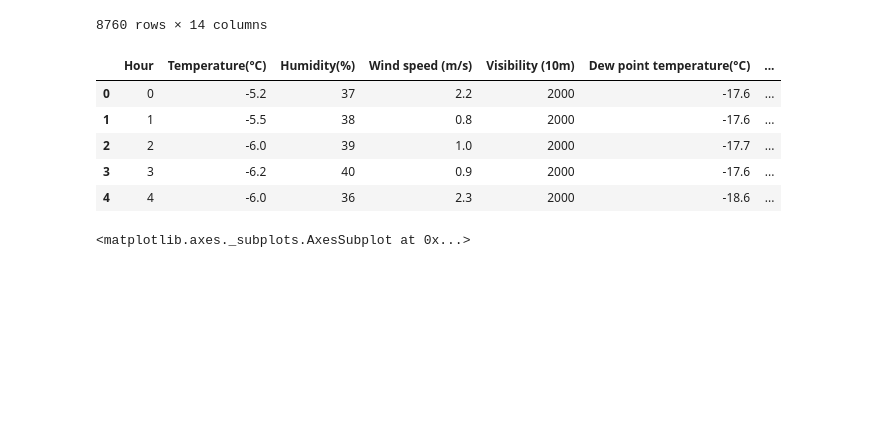
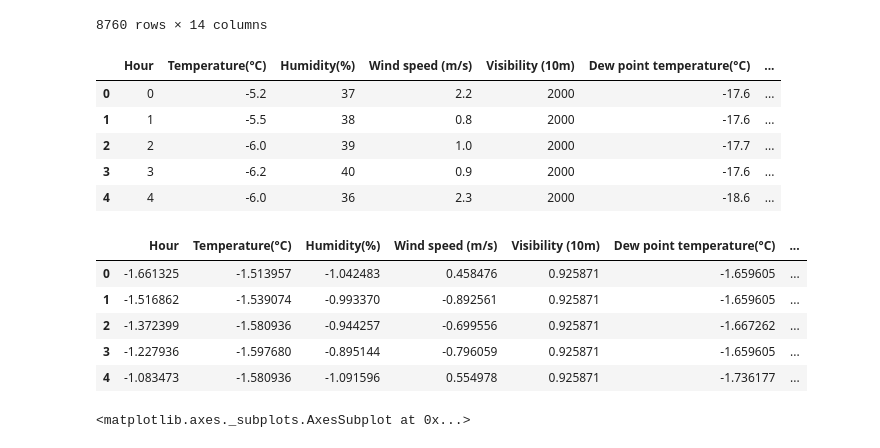
Before and after one commit to ShreedarshM/Bike-Sharing-Demand, a Jupyter notebook: Bike_Sharing_Demand_Prediction_Capstone_Project.ipynb, the cells around one changed output. Saved outputs shown, nothing was run; the diff lists cells and outputs as text; code cells hidden in the pictures; blank space fills up the shorter version.

```diff
--- a/Bike_Sharing_Demand_Prediction_Capstone_Project.ipynb
+++ b/Bike_Sharing_Demand_Prediction_Capstone_Project.ipynb
@@ -349,6 +349,24 @@ newdf.head()
 | 2 | 2 | -6.0 | 39 | 1.0 | 2000 | -17.7 | ... |
 | 3 | 3 | -6.2 | 40 | 0.9 | 2000 | -17.6 | ... |
 | 4 | 4 | -6.0 | 36 | 2.3 | 2000 | -18.6 | ... |
+# %%
+#Scaling data
+from sklearn.preprocessing import StandardScaler
+scaler = StandardScaler()
+df1=newdf.drop(['Rented Bike Count','Date'], axis=1)
+df=scaler.fit_transform(df1)
+# %%
+df=pd.DataFrame(df,columns=list(df1.columns))
+df['Date']=dataset['Date']
+df['Rented Bike Count'] = dataset['Rented Bike Count']
+df.head()
+# %% [output]
+|  | Hour | Temperature(°C) | Humidity(%) | Wind speed (m/s) | Visibility (10m) | Dew point temperature(°C) | ... |
+| 0 | -1.661325 | -1.513957 | -1.042483 | 0.458476 | 0.925871 | -1.659605 | ... |
+| 1 | -1.516862 | -1.539074 | -0.993370 | -0.892561 | 0.925871 | -1.659605 | ... |
+| 2 | -1.372399 | -1.580936 | -0.944257 | -0.699556 | 0.925871 | -1.667262 | ... |
+| 3 | -1.227936 | -1.597680 | -0.895144 | -0.796059 | 0.925871 | -1.659605 | ... |
+| 4 | -1.083473 | -1.580936 | -1.091596 | 0.554978 | 0.925871 | -1.736177 | ... |
 # %%
 plt.figure(figsize=(15,10))
 correlation= dataset.corr()
```
Also changed, not shown: parts of 10 cells of this notebook.
